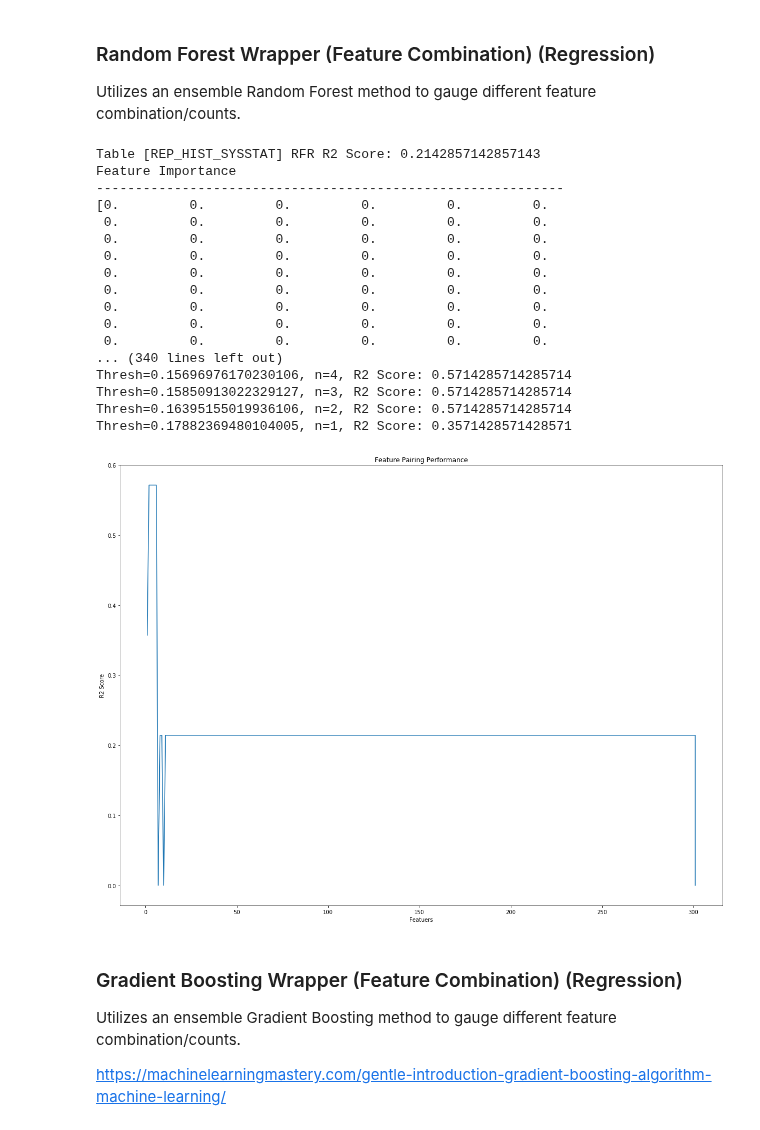
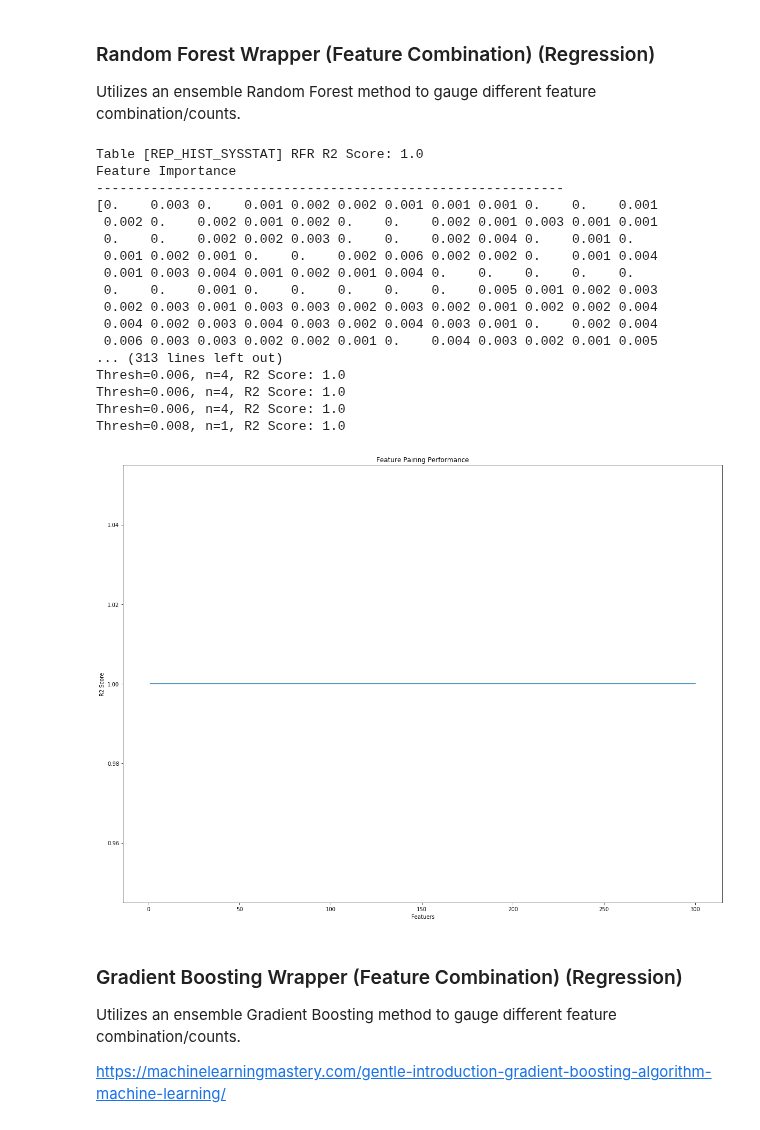
Before and after one commit to eldrad294/ICS5200, a Jupyter notebook: notebook/schedule/TPC-DS1/Schedule TPC-DS1 Feature Selection/Schedule TPC-DS1 Dimensional Reduction (Rep_Hist_Sysstat).ipynb, the cells around one changed output. Drawn from its saved outputs; the diff is of its cells as text; code cells hidden in the pictures.

Commit message:
Finalized feature selection modules

```diff
--- a/notebook/schedule/TPC-DS1/Schedule TPC-DS1 Feature Selection/Schedule TPC-DS1 Dimensional Reduction (Rep_Hist_Sysstat).ipynb
+++ b/notebook/schedule/TPC-DS1/Schedule TPC-DS1 Feature Selection/Schedule TPC-DS1 Dimensional Reduction (Rep_Hist_Sysstat).ipynb
@@ -476,21 +476,20 @@ class Visualizer:
         except Exception:
             print('Could not plot column: ' + feature_column)
 
-    def plot_boxplot(self, feature_columns=None):
+    def plot_boxplot(self, feature_column=None):
         """
         Plots quartile plots to estimate mean and sigma (std dev).
-        :param feature_colums: (List) List of feature columns. Overrides parameter used in class constructor.
+        :param feature_column: (String) String denoting feature column. Overrides parameter used in class constructor.
         :return: None
         """
         df = self.__df
 
         try:
-            for feature_column in feature_columns:
-                df[feature_column] = df[feature_column].astype(int)
-            df.boxplot(column=feature_columns, figsize=(12,8), grid=True)
-            plt.title(self.__tpc_type + ' ' + str(feature_columns))
+            df[feature_column] = df[feature_column].astype(float)
+            df.boxplot(column=feature_column, figsize=(12,8), grid=True)
+            plt.title(self.__tpc_type + ' ' + str(feature_column))
             plt.show()
-        except Exception:
+        except ValueError:
             print('Could not plot column: ' + feature_column)
 
 vis = Visualizer(df=rep_hist_sysstat_df,
@@ -783,10 +782,10 @@ print('\n')
 # rep_hist_sysstat_df_pruned_norm = Normalizer.robust_scaler(dataframe=rep_hist_sysstat_df_pruned)
 #
 # MINMAX SCALER
-# rep_hist_sysstat_df_pruned_norm = Normalizer.minmax_scaler(dataframe=rep_hist_sysstat_df_prunedt)
+rep_hist_sysstat_df_pruned_norm = Normalizer.minmax_scaler(dataframe=rep_hist_sysstat_df_pruned)
 #
 # NORMALIZER
-rep_hist_sysstat_df_pruned_norm = Normalizer.normalize(dataframe=rep_hist_sysstat_df_pruned)
+#rep_hist_sysstat_df_pruned_norm = Normalizer.normalize(dataframe=rep_hist_sysstat_df_pruned)
 
 print('\n\n------------------AFTER------------------')
 print('------------------REP_HIST_SYSSTAT------------------')
@@ -815,3 +818,6 @@ print(rep_hist_sysstat_df_pruned_norm.head())
+# %%
+y_labels = rep_hist_sysstat_df_pruned['SNAP_ID']
+del rep_hist_sysstat_df_pruned_norm['SNAP_ID']
 # %% [markdown]
 # Filter Methods
 
@@ -983,7 +1005,7 @@ class EnsembleWrappers:
         val_op, optimum_features = 0, 0
         val_op = 0
         X_train, X_test, y_train, y_test = train_test_split(X_df, y_df, test_size=test_split)
-        model = RandomForestRegressor(n_estimators=1000,
+        model = RandomForestRegressor(n_estimators=X_df.shape[1]*10,  # Use 10* the number of features
                                       n_jobs=parallel_degree)
         model.fit(X_train, y_train)
 
@@ -1005,7 +1027,7 @@ class EnsembleWrappers:
             select_train_x = selection.transform(X_train)
 
             # training model
-            selection_model = RandomForestRegressor(n_estimators=1000,
+            selection_model = RandomForestRegressor(n_estimators=X_df.shape[1]*10,  # Use 10* the number of features
                                                     n_jobs=parallel_degree)
             selection_model.fit(select_train_x, y_train)
 
@@ -1050,7 +1072,7 @@ class EnsembleWrappers:
         y_df = y_df.values
         val_op, optimum_features = 0, 0
         X_train, X_test, y_train, y_test = train_test_split(X_df, y_df, test_size=test_split)
-        model = GradientBoostingRegressor(n_estimators=1000)
+        model = GradientBoostingRegressor(n_estimators=X_df.shape[1]*10)  # Use 10* the number of features
         model.fit(X_train, y_train)
 
         # make predictions for test data and evaluate
@@ -1071,7 +1093,7 @@ class EnsembleWrappers:
             select_train_x = selection.transform(X_train)
 
             # training model
-            selection_model = GradientBoostingRegressor(n_estimators=1000)
+            selection_model = GradientBoostingRegressor(n_estimators=X_df.shape[1]*10)  # Use 10* the number of features
             selection_model.fit(select_train_x, y_train)
 
             # evaluating model
@@ -1120,30 +1142,30 @@ class EnsembleWrappers:
 Utilizes an ensemble Random Forest method to gauge different feature combination/counts.
 # %%
 rfr_hist_sysstat_score, rfr_hist_sysstat_count = EnsembleWrappers.rfr_wrapper(X_df=rep_hist_sysstat_df_pruned_norm,
-                                                                              y_df=rep_hist_sysstat_df_pruned['SNAP_ID'],
+                                                                              y_df=y_labels,
                                                                               test_split=test_split,
                                                                               table_name='REP_HIST_SYSSTAT',
                                                                               top_n_features=top_n_features,
                                                                               parallel_degree=parallel_degree)
 # %% [output]
-Table [REP_HIST_SYSSTAT] RFR R2 Score: 0.2142857142857143
+Table [REP_HIST_SYSSTAT] RFR R2 Score: 1.0
 Feature Importance
 ------------------------------------------------------------
-[0.         0.         0.         0.         0.         0.
- 0.         0.         0.         0.         0.         0.
- 0.         0.         0.         0.         0.         0.
- 0.         0.         0.         0.         0.         0.
- 0.         0.         0.         0.         0.         0.
- 0.         0.         0.         0.         0.         0.
- 0.         0.         0.         0.         0.         0.
- 0.         0.         0.         0.         0.         0.
- 0.         0.         0.         0.         0.         0.
-... (340 lines left out)
-Thresh=0.15696976170230106, n=4, R2 Score: 0.5714285714285714
-Thresh=0.15850913022329127, n=3, R2 Score: 0.5714285714285714
-Thresh=0.16395155019936106, n=2, R2 Score: 0.5714285714285714
-Thresh=0.17882369480104005, n=1, R2 Score: 0.3571428571428571
+[0.    0.003 0.    0.001 0.002 0.002 0.001 0.001 0.001 0.    0.    0.001
+ 0.002 0.    0.002 0.001 0.002 0.    0.    0.002 0.001 0.003 0.001 0.001
+ 0.    0.    0.002 0.002 0.003 0.    0.    0.002 0.004 0.    0.001 0.
+ 0.001 0.002 0.001 0.    0.    0.002 0.006 0.002 0.002 0.    0.001 0.004
+ 0.001 0.003 0.004 0.001 0.002 0.001 0.004 0.    0.    0.    0.    0.
+ 0.    0.    0.001 0.    0.    0.    0.    0.    0.005 0.001 0.002 0.003
+ 0.002 0.003 0.001 0.003 0.003 0.002 0.003 0.002 0.001 0.002 0.002 0.004
+ 0.004 0.002 0.003 0.004 0.003 0.002 0.004 0.003 0.001 0.    0.002 0.004
+ 0.006 0.003 0.003 0.002 0.002 0.001 0.    0.004 0.003 0.002 0.001 0.005
+... (313 lines left out)
+Thresh=0.006, n=4, R2 Score: 1.0
+Thresh=0.006, n=4, R2 Score: 1.0
+Thresh=0.006, n=4, R2 Score: 1.0
+Thresh=0.008, n=1, R2 Score: 1.0
-[figure, old version]
+[figure, new version]
 # %% [markdown]
 ### Gradient Boosting Wrapper (Feature Combination)  (Regression)
 
```
Also changed, not shown: parts of 12 cells of this notebook.
